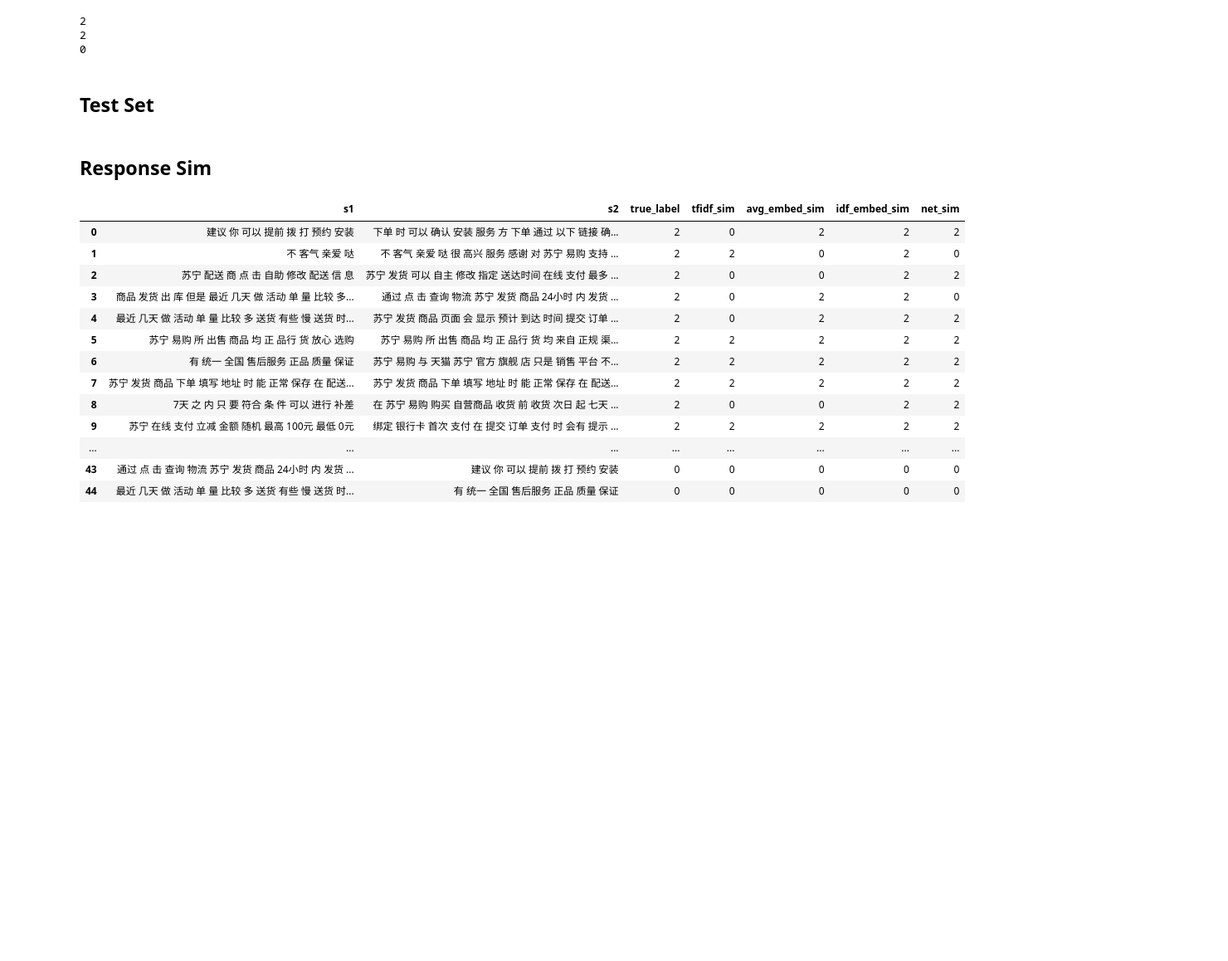
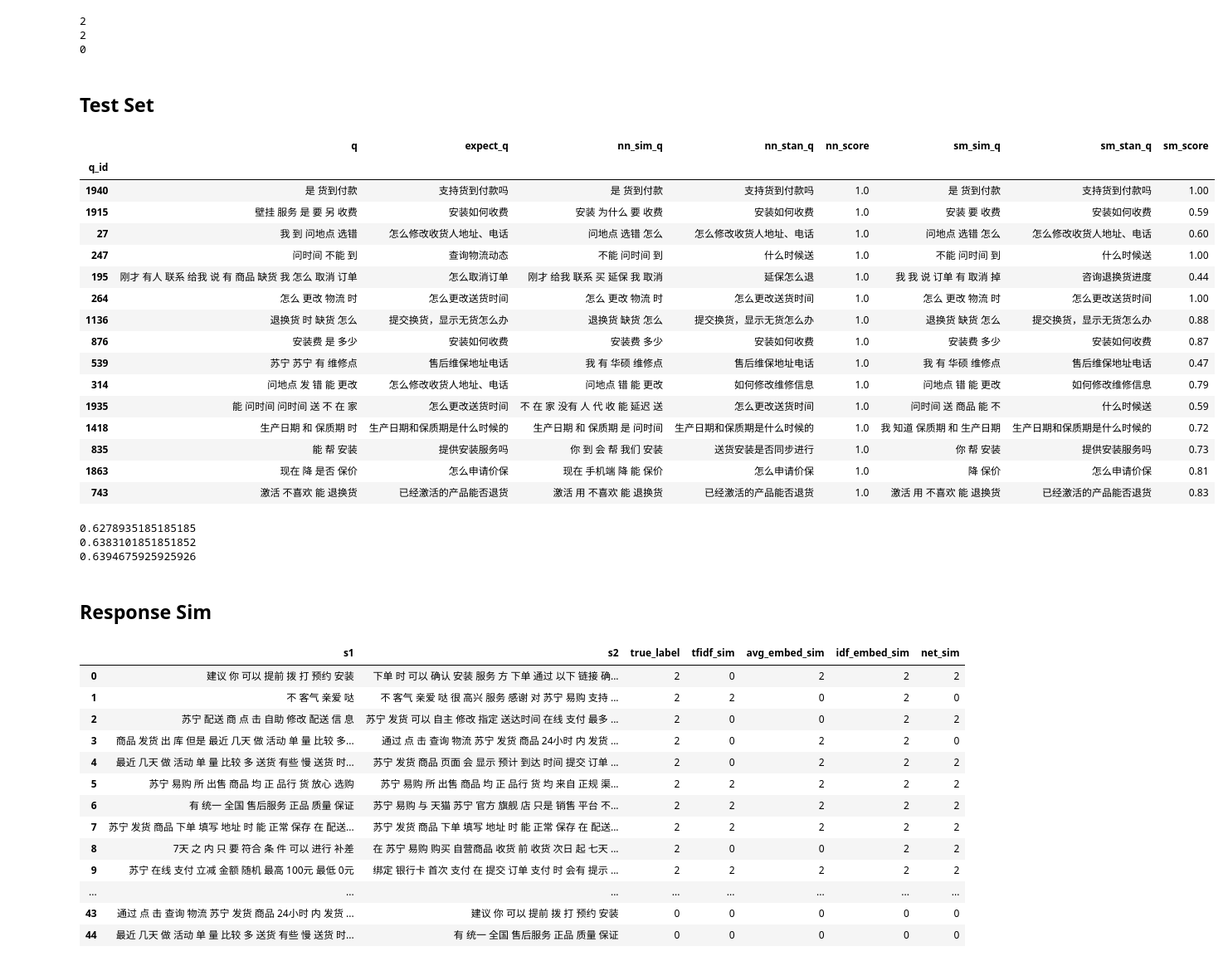
Before and after one commit to tingchunyeh/Sentence-Sim, a Jupyter notebook: Models_Evaluation.ipynb, the cells around one changed output. Shown at 83% size. Saved outputs shown, nothing was run; the diff lists cells and outputs as text; code cells hidden in the pictures; blank space fills up the shorter version.

Commit message:
new model and test result

```diff
--- a/Models_Evaluation.ipynb
+++ b/Models_Evaluation.ipynb
@@ -618,8 +790,11 @@ def result_label(df):
     sm_idx = df.groupby('q_id')['score'].transform(max) == df['score']
     nn_label = df.loc[nn_idx].groupby('q_id')[['sim_q', 'stan_q', 'round_nn_sim']].first()
     sm_label = df.loc[sm_idx].groupby('q_id')[['sim_q', 'stan_q', 'score']].first()
-    q = df.groupby('q_id')[['q']].first()
+    q = df.groupby('q_id')[['q', 'expect_q']].first()
     result = pd.concat( [q, nn_label,sm_label], axis=1)
-    result.columns = ['q', 'nn_sim_q', 'nn_stan_q', 'nn_score', 'sm_sim_q', 'sm_stan_q', 'sm_score']
+    result.columns = ['q', 'expect_q', 'nn_sim_q', 'nn_stan_q', 'nn_score', 'sm_sim_q', 'sm_stan_q', 'sm_score']
     return result
+
+def pred_new_score(df, th=0.7):
+    df['new_stan_q'] = df[['nn_score', 'sm_score', 'nn_stan_q', 'sm_stan_q']].apply(lambda x: x[3] if x[1]>th else x[2],axis=1)
 # %%
@@ -630,2 +805,24 @@ def result_label(df):
+# %%
+test_df = pd.read_csv("questions_test_pred.csv")
 # %%
 result = result_label(test_df)
+# %%
+result.sample(15)
+# %% [output]
+|  | q | expect_q | nn_sim_q | nn_stan_q | nn_score | sm_sim_q | sm_stan_q | sm_score |
+| q_id |  |  |  |  |  |  |  |  |
+| 1940 | 是 货到付款 | 支持货到付款吗 | 是 货到付款 | 支持货到付款吗 | 1.0 | 是 货到付款 | 支持货到付款吗 | 1.00 |
+| 1915 | 壁挂 服务 是 要 另 收费 | 安装如何收费 | 安装 为什么 要 收费 | 安装如何收费 | 1.0 | 安装 要 收费 | 安装如何收费 | 0.59 |
+| 27 | 我 到 问地点 选错 | 怎么修改收货人地址、电话 | 问地点 选错 怎么 | 怎么修改收货人地址、电话 | 1.0 | 问地点 选错 怎么 | 怎么修改收货人地址、电话 | 0.60 |
+| 247 | 问时间 不能 到 | 查询物流动态 | 不能 问时间 到 | 什么时候送 | 1.0 | 不能 问时间 到 | 什么时候送 | 1.00 |
+| 195 | 刚才 有人 联系 给我 说 有 商品 缺货 我 怎么 取消 订单 | 怎么取消订单 | 刚才 给我 联系 买 延保 我 取消 | 延保怎么退 | 1.0 | 我 我 说 订单 有 取消 掉 | 咨询退换货进度 | 0.44 |
+| 264 | 怎么 更改 物流 时 | 怎么更改送货时间 | 怎么 更改 物流 时 | 怎么更改送货时间 | 1.0 | 怎么 更改 物流 时 | 怎么更改送货时间 | 1.00 |
+| 1136 | 退换货 时 缺货 怎么 | 提交换货，显示无货怎么办 | 退换货 缺货 怎么 | 提交换货，显示无货怎么办 | 1.0 | 退换货 缺货 怎么 | 提交换货，显示无货怎么办 | 0.88 |
+| 876 | 安装费 是 多少 | 安装如何收费 | 安装费 多少 | 安装如何收费 | 1.0 | 安装费 多少 | 安装如何收费 | 0.87 |
+| 539 | 苏宁 苏宁 有 维修点 | 售后维保地址电话 | 我 有 华硕 维修点 | 售后维保地址电话 | 1.0 | 我 有 华硕 维修点 | 售后维保地址电话 | 0.47 |
+| 314 | 问地点 发 错 能 更改 | 怎么修改收货人地址、电话 | 问地点 错 能 更改 | 如何修改维修信息 | 1.0 | 问地点 错 能 更改 | 如何修改维修信息 | 0.79 |
+| 1935 | 能 问时间 问时间 送 不 在 家 | 怎么更改送货时间 | 不 在 家 没有 人 代 收 能 延迟 送 | 怎么更改送货时间 | 1.0 | 问时间 送 商品 能 不 | 什么时候送 | 0.59 |
+| 1418 | 生产日期 和 保质期 时 | 生产日期和保质期是什么时候的 | 生产日期 和 保质期 是 问时间 | 生产日期和保质期是什么时候的 | 1.0 | 我 知道 保质期 和 生产日期 | 生产日期和保质期是什么时候的 | 0.72 |
+| 835 | 能 帮 安装 | 提供安装服务吗 | 你 到 会 帮 我们 安装 | 送货安装是否同步进行 | 1.0 | 你 帮 安装 | 提供安装服务吗 | 0.73 |
+| 1863 | 现在 降 是否 保价 | 怎么申请价保 | 现在 手机端 降 能 保价 | 怎么申请价保 | 1.0 | 降 保价 | 怎么申请价保 | 0.81 |
+| 743 | 激活 不喜欢 能 退换货 | 已经激活的产品能否退货 | 激活 用 不喜欢 能 退换货 | 已经激活的产品能否退货 | 1.0 | 激活 用 不喜欢 能 退换货 | 已经激活的产品能否退货 | 0.83 |
@@ -632 +831,9 @@ result = result_label(test_df)
+# %%
+print( (result.nn_stan_q==result.expect_q).mean() )
+print( (result.sm_stan_q==result.expect_q).mean() )
+print( (result.new_stan_q==result.expect_q).mean() )
+# %% [output]
+0.6278935185185185
+0.6383101851851852
+0.6394675925925926
 # %%
```
Also changed, not shown: parts of 25 cells of this notebook, 9 other files.
